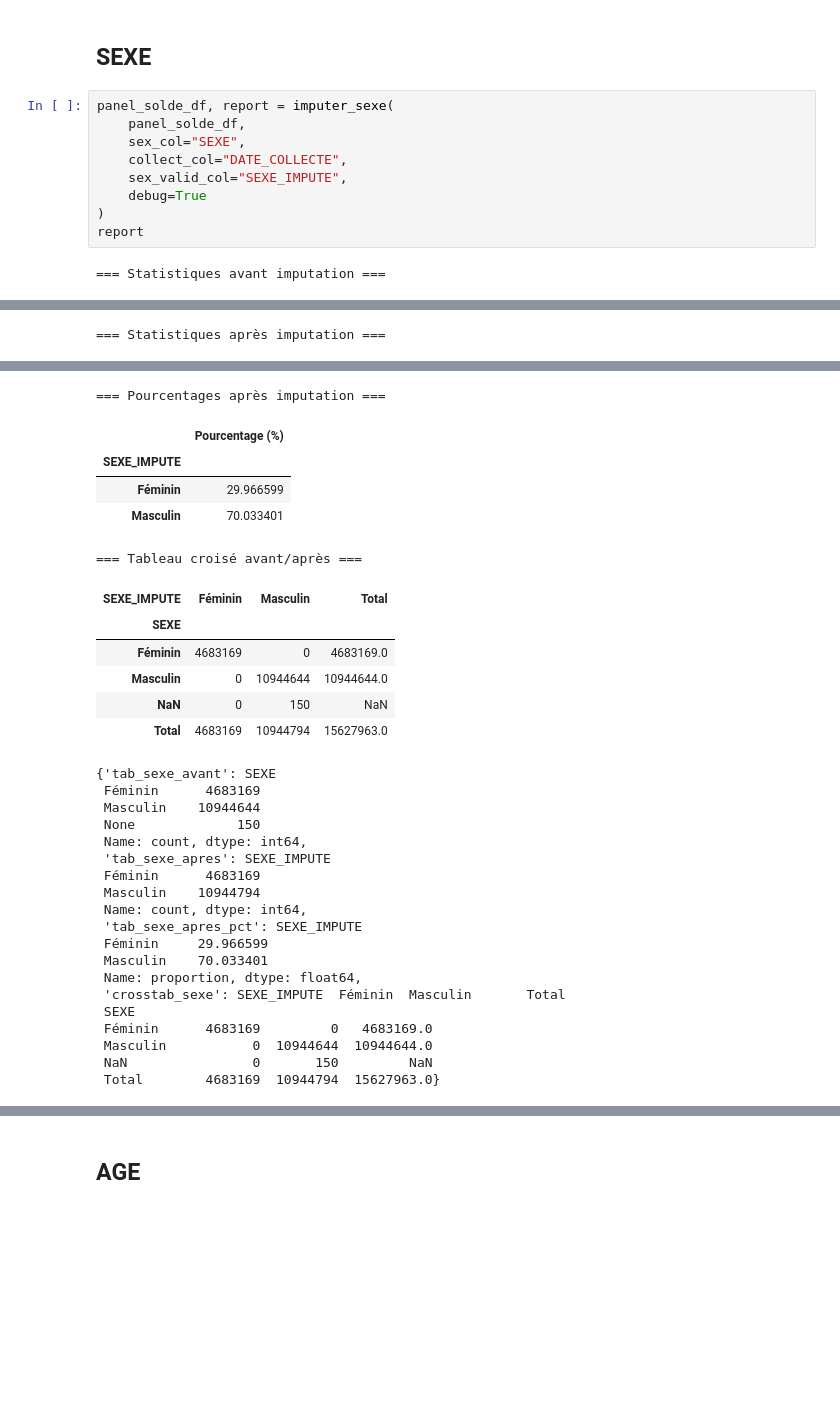
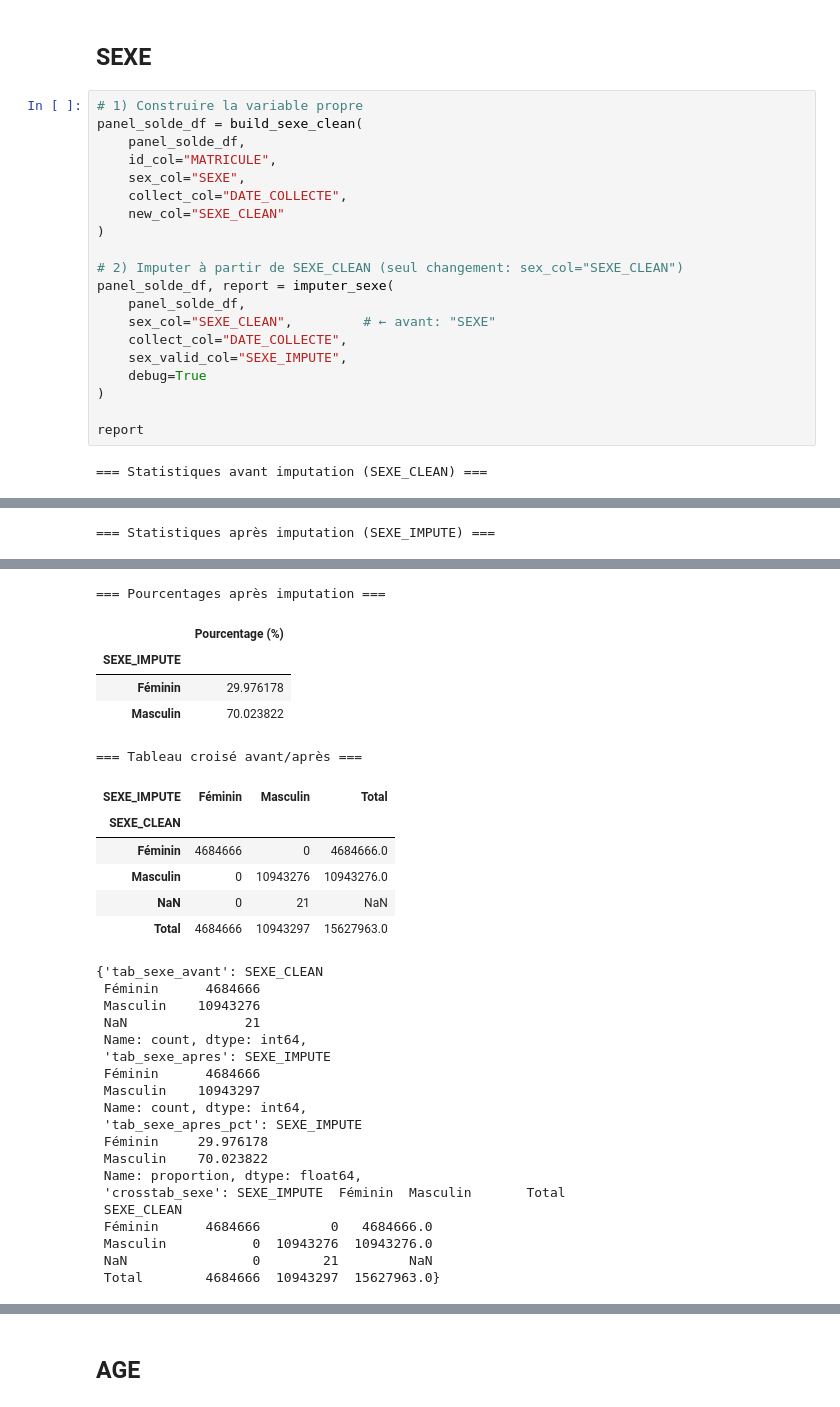
Before and after one commit to cae-ins/panel_admin_data, a Jupyter notebook: Traiment_Data_Solde_1.ipynb, the cells around one changed output, grey strips where cells are left out. Drawn from its saved outputs; the diff is of its cells as text; blank space fills up the shorter version.

```diff
--- a/Traiment_Data_Solde_1.ipynb
+++ b/Traiment_Data_Solde_1.ipynb
@@ -1523,14 +1882,25 @@ Fichier exporté : cas_particuliers_def_annee.xlsx avec 3469 observations
 # %% [markdown]
 ## SEXE
 # %%
+# 1) Construire la variable propre
+panel_solde_df = build_sexe_clean(
+    panel_solde_df,
+    id_col="MATRICULE",
+    sex_col="SEXE",
+    collect_col="DATE_COLLECTE",
+    new_col="SEXE_CLEAN"
+)
+
+# 2) Imputer à partir de SEXE_CLEAN (seul changement: sex_col="SEXE_CLEAN")
 panel_solde_df, report = imputer_sexe(
     panel_solde_df,
-    sex_col="SEXE",
+    sex_col="SEXE_CLEAN",         # ← avant: "SEXE"
     collect_col="DATE_COLLECTE",
     sex_valid_col="SEXE_IMPUTE",
     debug=True
 )
+
 report
 # %% [output]
-=== Statistiques avant imputation ===
+=== Statistiques avant imputation (SEXE_CLEAN) ===
 |  | Effectif |
@@ -1541,3 +1911,3 @@ report
-=== Statistiques après imputation ===
+=== Statistiques après imputation (SEXE_IMPUTE) ===
 |  | Effectif |
 | SEXE_IMPUTE |  |
@@ -1546,31 +1916,31 @@ report
 === Pourcentages après imputation ===
 |  | Pourcentage (%) |
 | SEXE_IMPUTE |  |
-| Féminin | 29.966599 |
-| Masculin | 70.033401 |
+| Féminin | 29.976178 |
+| Masculin | 70.023822 |
 === Tableau croisé avant/après ===
 | SEXE_IMPUTE | Féminin | Masculin | Total |
-| SEXE |  |  |  |
-| Féminin | 4683169 | 0 | 4683169.0 |
-| Masculin | 0 | 10944644 | 10944644.0 |
-| NaN | 0 | 150 | NaN |
-| Total | 4683169 | 10944794 | 15627963.0 |
+| SEXE_CLEAN |  |  |  |
+| Féminin | 4684666 | 0 | 4684666.0 |
+| Masculin | 0 | 10943276 | 10943276.0 |
+| NaN | 0 | 21 | NaN |
+| Total | 4684666 | 10943297 | 15627963.0 |
-{'tab_sexe_avant': SEXE
- Féminin      4683169
- Masculin    10944644
- None             150
+{'tab_sexe_avant': SEXE_CLEAN
+ Féminin      4684666
+ Masculin    10943276
+ NaN               21
  Name: count, dtype: int64,
  'tab_sexe_apres': SEXE_IMPUTE
- Féminin      4683169
- Masculin    10944794
+ Féminin      4684666
+ Masculin    10943297
  Name: count, dtype: int64,
  'tab_sexe_apres_pct': SEXE_IMPUTE
- Féminin     29.966599
- Masculin    70.033401
+ Féminin     29.976178
+ Masculin    70.023822
  Name: proportion, dtype: float64,
  'crosstab_sexe': SEXE_IMPUTE  Féminin  Masculin       Total
- SEXE
- Féminin      4683169         0   4683169.0
- Masculin           0  10944644  10944644.0
- NaN                0       150         NaN
- Total        4683169  10944794  15627963.0}
+ SEXE_CLEAN
+ Féminin      4684666         0   4684666.0
+ Masculin           0  10943276  10943276.0
+ NaN                0        21         NaN
+ Total        4684666  10943297  15627963.0}
```
Also changed, not shown: parts of 35 cells of this notebook.
